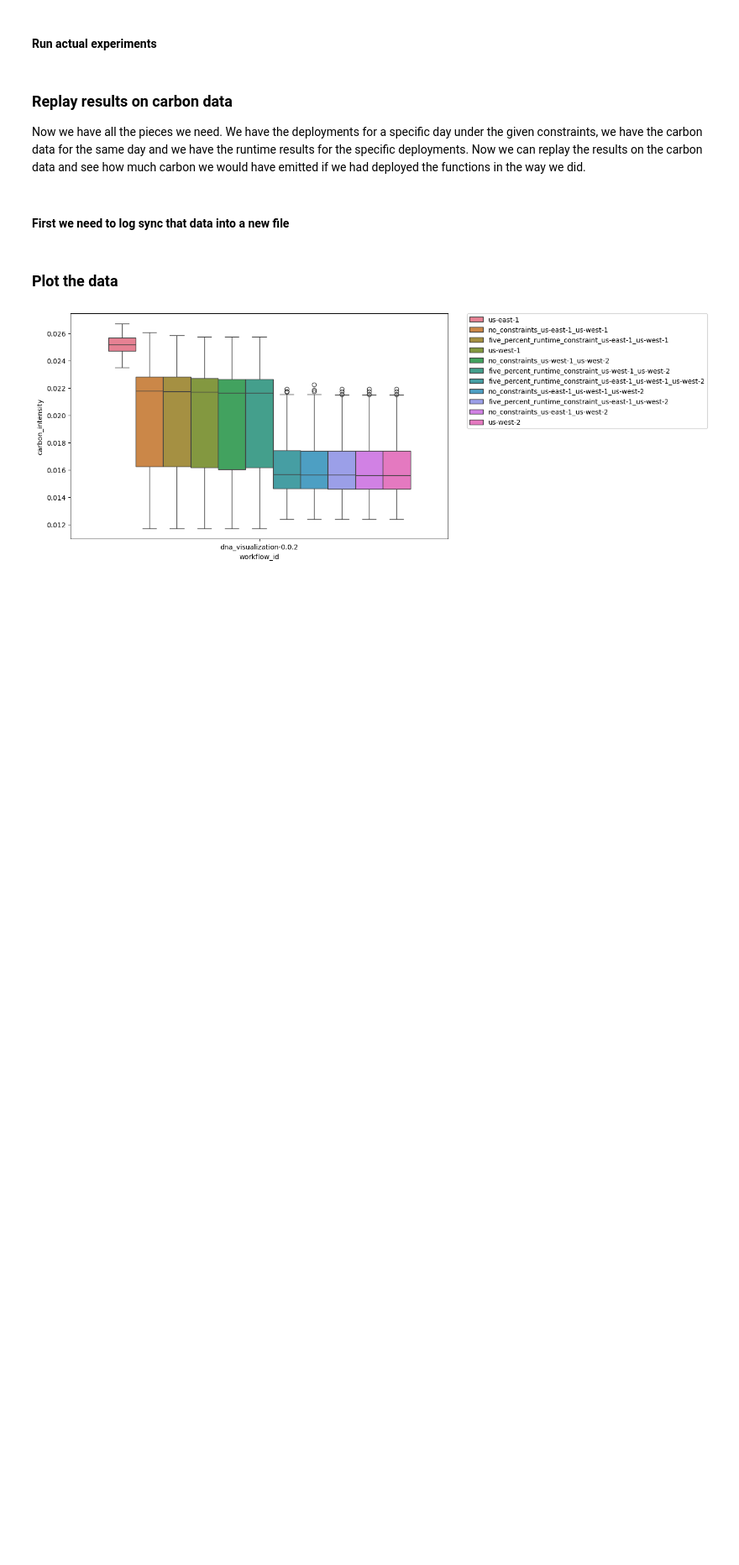
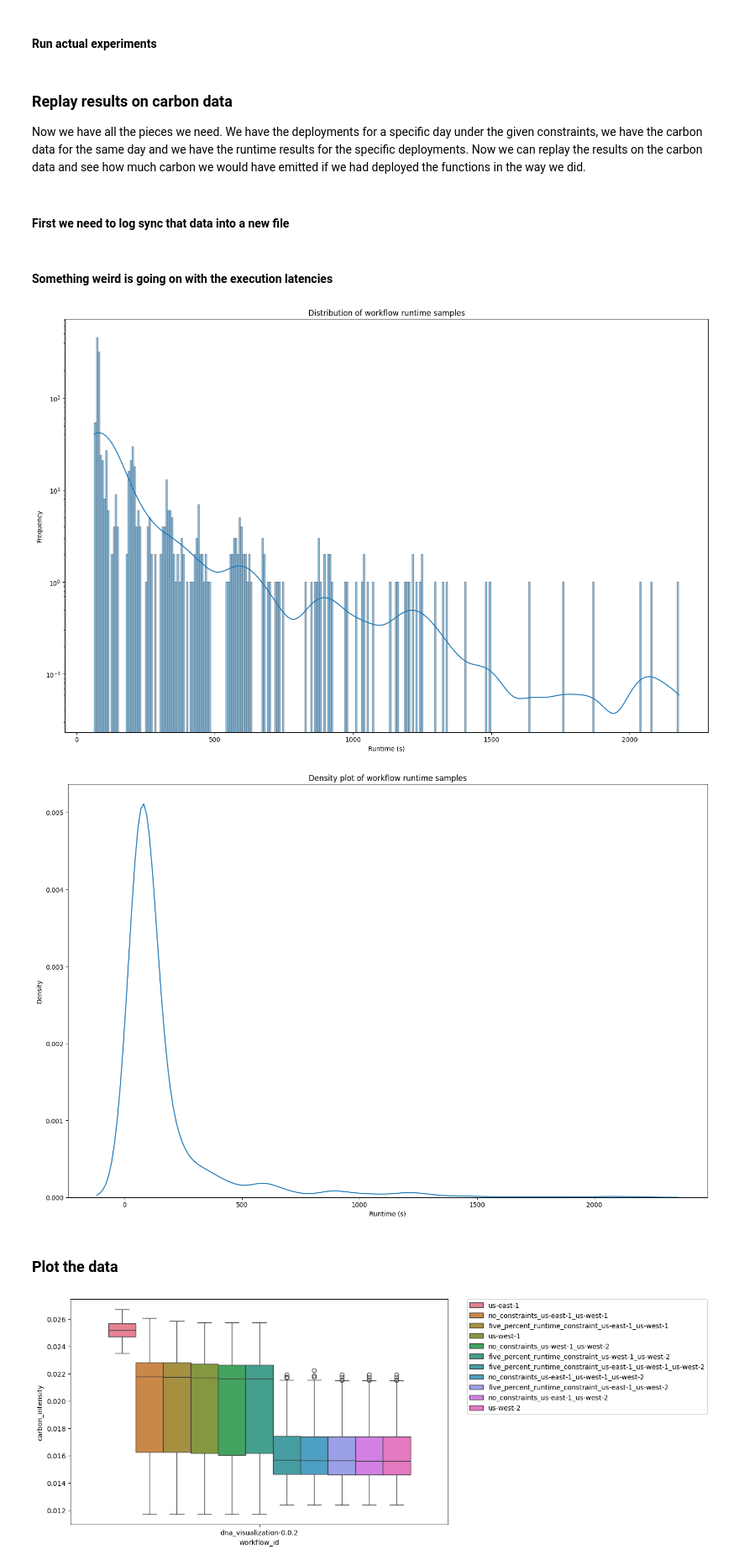
Before and after one commit to ubc-cirrus-lab/caribou, a Jupyter notebook: benchmarks/experiments/carbon_intensity_configs/experiment.ipynb, the cells around one changed output. Shown at 84% size. Saved outputs shown, nothing was run; the diff lists cells and outputs as text; code cells hidden in the pictures; blank space fills up the shorter version.

```diff
--- a/benchmarks/experiments/carbon_intensity_configs/experiment.ipynb
+++ b/benchmarks/experiments/carbon_intensity_configs/experiment.ipynb
@@ -793,6 +793,49 @@ log_sync(f"./data/run_data/experiments/{workflow_id}", workflow_id)
 experiments_collected_data_dir = f"./data/collected_workflow/{workflow_id}/experiments"
 
 workflow_collect(f"./data/run_data/experiments/{workflow_id}/data.json", experiments_collected_data_dir)
+# %% [markdown]
+#### Something weird is going on with the execution latencies
+# %%
+experiments_collected_data = f"./data/collected_workflow/{workflow_id}/experiments/data.json"
+
+
+# Plot the workflow_runtime_samples as a distribution
+with open(experiments_collected_data, "r") as f:
+    data = json.load(f)
+
+workflow_runtime_samples = data["workflow_runtime_samples"]
+
+# Plot this list of values as a distribution
+fig, ax = plt.subplots(figsize=(15, 10))
+
+sns.histplot(workflow_runtime_samples, kde=True, ax=ax)
+
+ax.set_title('Distribution of workflow runtime samples')
+ax.set_xlabel('Runtime (s)')
+ax.set_ylabel('Frequency')
+
+# Make y axis log scale
+ax.set_yscale('log')
+
+plt.tight_layout()
+result_file_name = f"./data/plots/workflow_runtime_distribution_{workflow_id}.png"
+plt.savefig(result_file_name, dpi=300)
+
+# Plot the workflow_runtime_samples as a density plot
+fig, ax = plt.subplots(figsize=(15, 10))
+
+sns.kdeplot(workflow_runtime_samples, ax=ax)
+
+ax.set_title('Density plot of workflow runtime samples')
+ax.set_xlabel('Runtime (s)')
+ax.set_ylabel('Density')
+
+plt.tight_layout()
+result_file_name = f"./data/plots/workflow_runtime_density_{workflow_id}.png"
+plt.savefig(result_file_name, dpi=300)
+# %% [output]
+[figure, added]
+[figure, added]
 # %%
 from multi_x_serverless.routing.deployment_input.components.calculators.carbon_calculator import CarbonCalculator
 from multi_x_serverless.routing.deployment_input.components.loaders.carbon_loader import CarbonLoader
```
